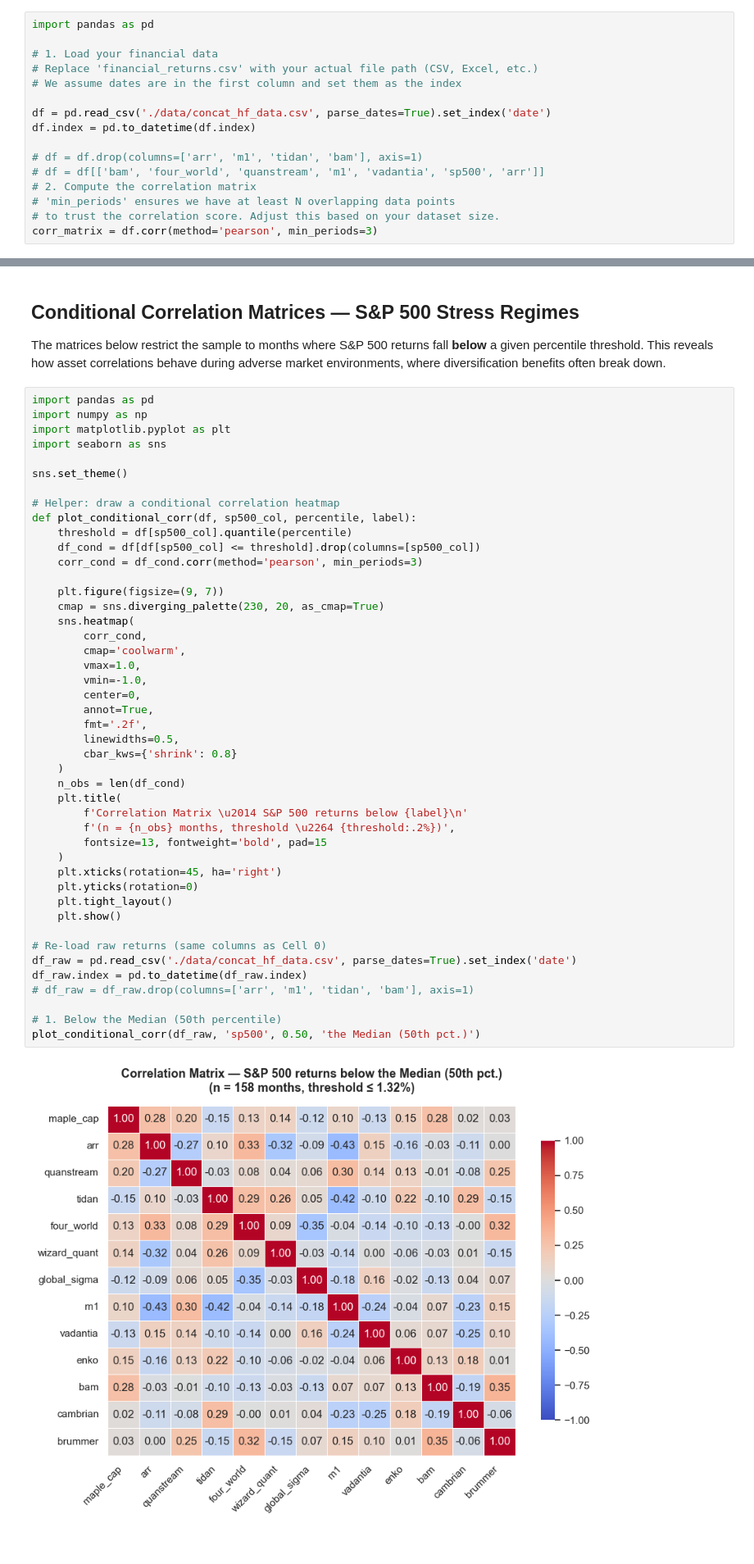
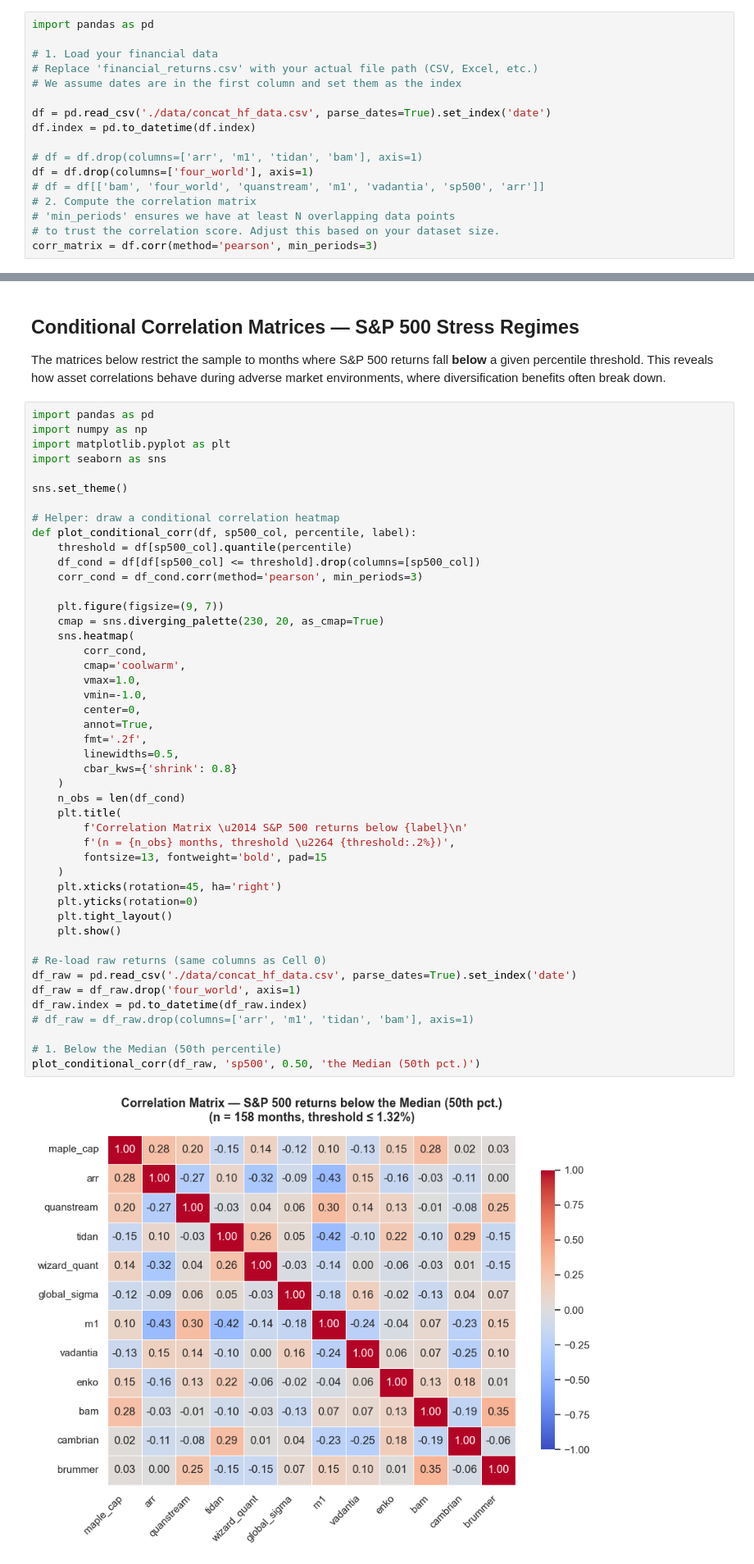
Before and after one commit to arthurdhonneur7/athenee_hf_portfolio, a Jupyter notebook: correlation_analysis.ipynb, the cells around one changed output, grey strips where cells are left out. Shown at 82% size. Cells and saved outputs as stored; diff of their text form.

```diff
--- a/correlation_analysis.ipynb
+++ b/correlation_analysis.ipynb
@@ -9,6 +9,7 @@ df = pd.read_csv('./data/concat_hf_data.csv', parse_dates=True).set_index('date'
 df.index = pd.to_datetime(df.index)
 
 # df = df.drop(columns=['arr', 'm1', 'tidan', 'bam'], axis=1)
+df = df.drop(columns=['four_world'], axis=1)
 # df = df[['bam', 'four_world', 'quanstream', 'm1', 'vadantia', 'sp500', 'arr']]
 # 2. Compute the correlation matrix
 # 'min_periods' ensures we have at least N overlapping data points
@@ -86,34 +87,35 @@ def plot_conditional_corr(df, sp500_col, percentile, label):
     sns.heatmap(
         corr_cond,
         cmap='coolwarm',
         vmax=1.0,
         vmin=-1.0,
         center=0,
         annot=True,
         fmt='.2f',
         linewidths=0.5,
         cbar_kws={'shrink': 0.8}
     )
     n_obs = len(df_cond)
     plt.title(
         f'Correlation Matrix \u2014 S&P 500 returns below {label}\n'
         f'(n = {n_obs} months, threshold \u2264 {threshold:.2%})',
         fontsize=13, fontweight='bold', pad=15
     )
     plt.xticks(rotation=45, ha='right')
     plt.yticks(rotation=0)
     plt.tight_layout()
     plt.show()
 
 # Re-load raw returns (same columns as Cell 0)
 df_raw = pd.read_csv('./data/concat_hf_data.csv', parse_dates=True).set_index('date')
+df_raw = df_raw.drop('four_world', axis=1)
 df_raw.index = pd.to_datetime(df_raw.index)
 # df_raw = df_raw.drop(columns=['arr', 'm1', 'tidan', 'bam'], axis=1)
 
 # 1. Below the Median (50th percentile)
 plot_conditional_corr(df_raw, 'sp500', 0.50, 'the Median (50th pct.)')
 # %% [output]
-[figure, old version]
+[figure, new version]
 # %%
 # 2. Below the 25th percentile
 plot_conditional_corr(df_raw, 'sp500', 0.25, 'the 25th Percentile')
```
Also changed, not shown: parts of 11 cells of this notebook, 2 other files.
